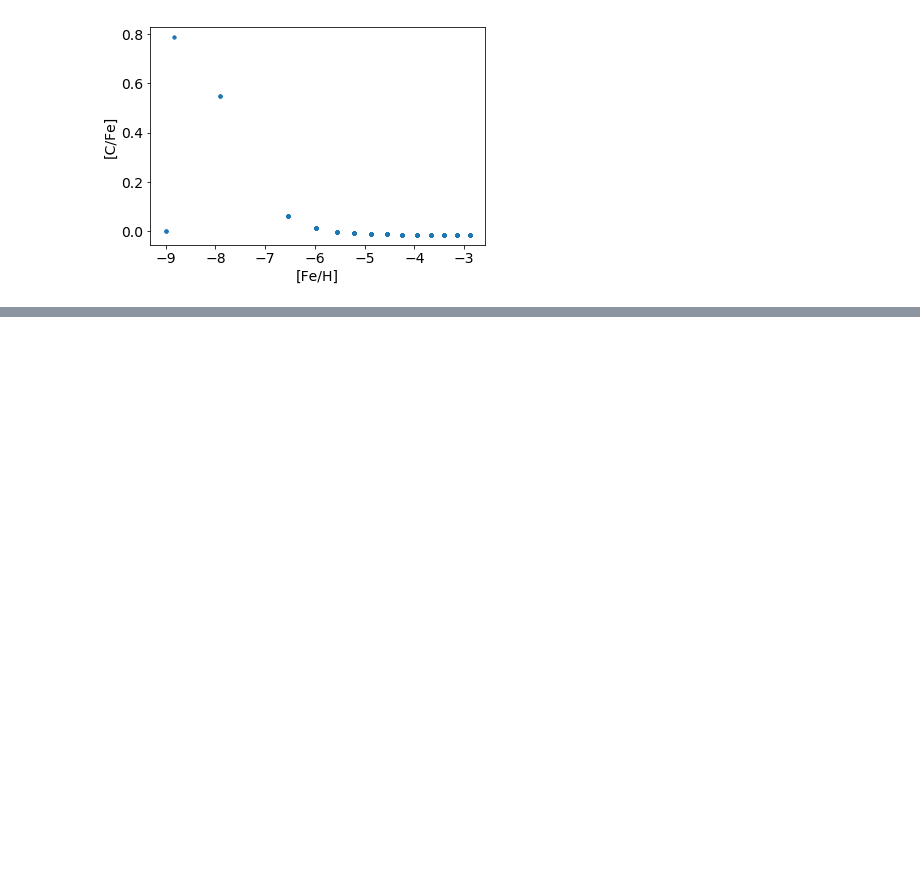
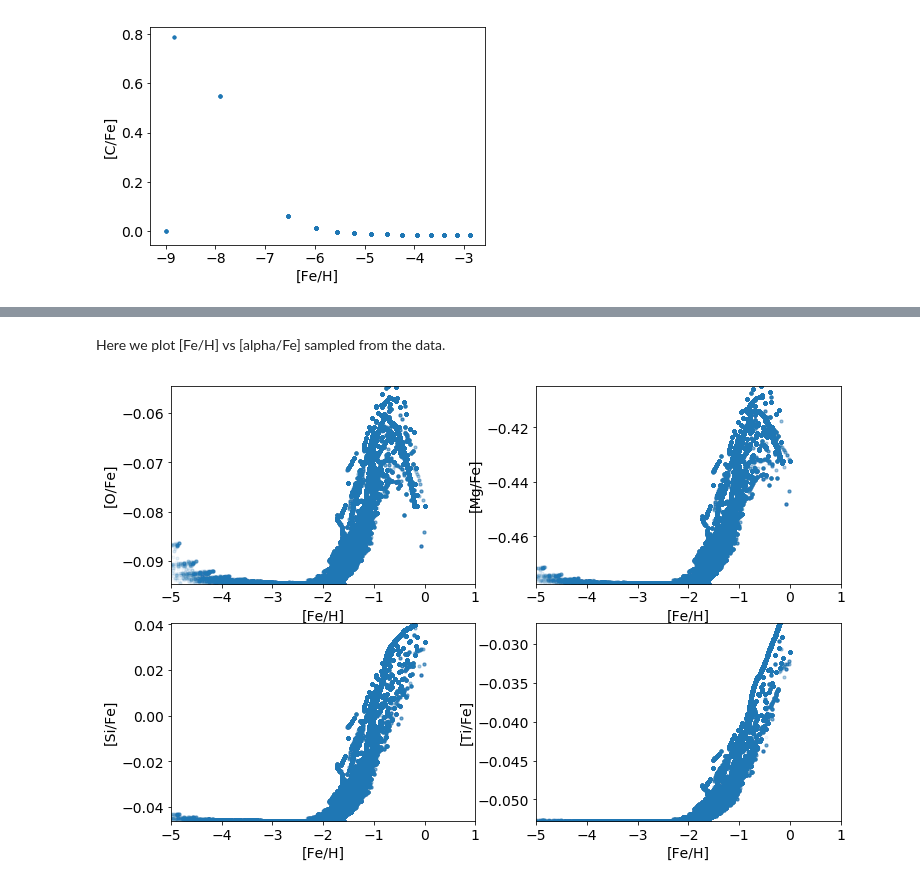
Before and after one commit to caterpillarproject/caga, a Jupyter notebook: notebooks/GAMMATreeBasic.ipynb, the cells around one changed output, grey strips where cells are left out. Drawn from its saved outputs; the diff is of its cells as text; code cells hidden in the pictures; blank space fills up the shorter version.

```diff
--- a/notebooks/GAMMATreeBasic.ipynb
+++ b/notebooks/GAMMATreeBasic.ipynb
@@ -119,0 +148,19 @@ Text(0,0.5,'[C/Fe]')
+# %% [markdown]
+Here we plot [Fe/H] vs [alpha/Fe] sampled from the data.
+# %%
+j_Fe = caga.sample.default_elems.index("Fe")+1
+alphaelems = ["O","Mg","Si","Ti"]
+j_alpha = [caga.sample.default_elems.index(elem)+1 for elem in alphaelems]
+FeH = samples[:,j_Fe]
+alphaFes = [samples[:,j_x] - FeH for j_x in j_alpha]
+fig, axes = plt.subplots(2,2,figsize=(12,8))
+for ax, elem, alphaFe in zip(axes.flat, alphaelems, alphaFes):
+    ax.plot(FeH,alphaFe,'.',alpha=.05)
+    ax.set_xlabel('[Fe/H]')
+    ax.set_ylabel('[{}/Fe]'.format(elem))
+    ax.set_xlim(-5,1)
+    ii = (FeH > -5) & (FeH < 1)
+    ymin, ymax = np.min(alphaFe[ii]), np.max(alphaFe[ii])
+    ax.set_ylim(ymin,ymax)
+# %% [output]
+[figure, added]
```
Also changed, not shown: parts of 11 cells of this notebook, 1 other file.
